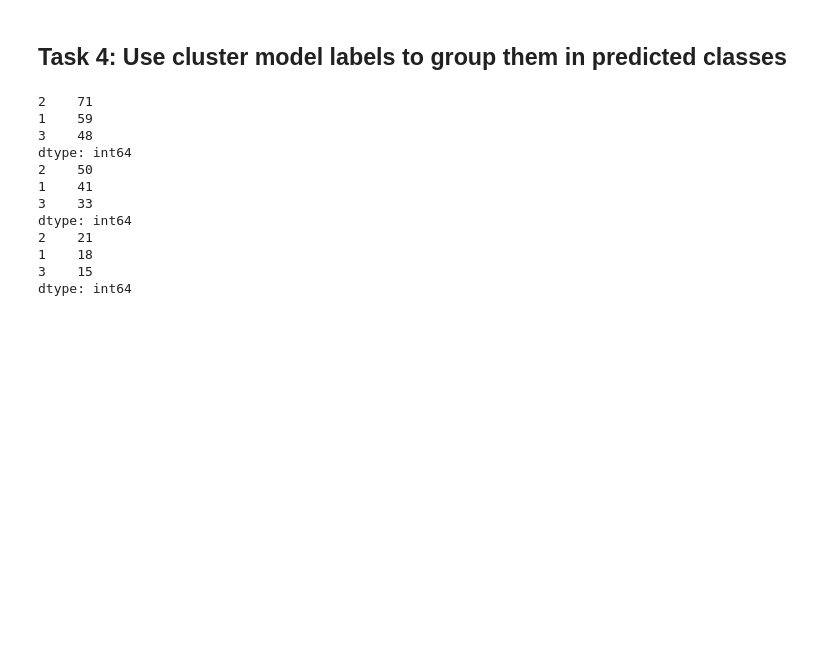
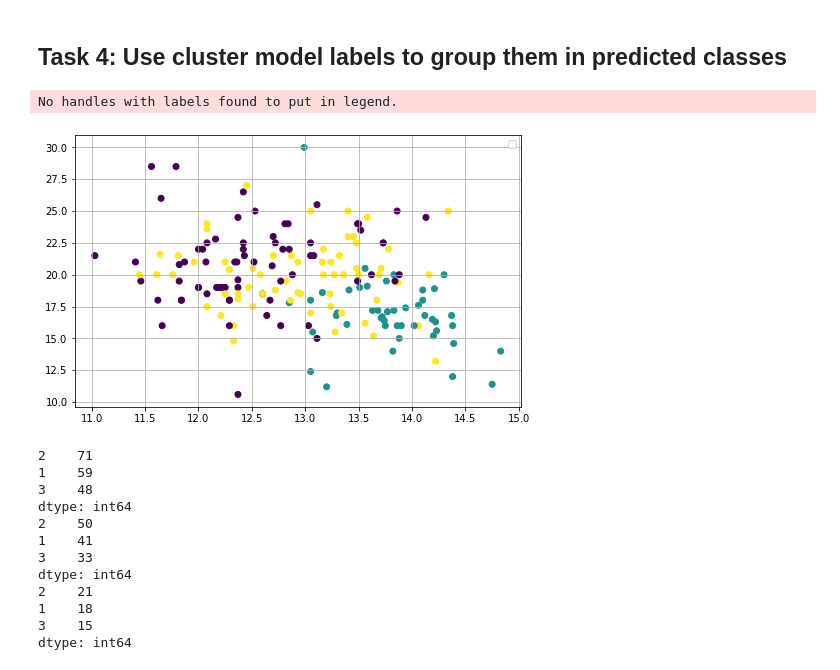
Before and after one commit to Ananyadevaraju/CE888, a Jupyter notebook: Lab_6/Lab_6_Exercise.ipynb, the cells around one changed output. Saved outputs shown, nothing was run; the diff lists cells and outputs as text; code cells hidden in the pictures; blank space fills up the shorter version.

```diff
--- a/Lab_6/Lab_6_Exercise.ipynb
+++ b/Lab_6/Lab_6_Exercise.ipynb
@@ -349,3 +383,17 @@ Index(['Class label'], dtype='object')
+# %%
+# Write your code here for task 4
+
+new_df_wine = df_wine.iloc[:,1:]
+new_df_wine['Pred Label'] = kmeans.labels_
+
+plt.figure(figsize=(8,5))
+plt.grid(True)
+plt.scatter(new_df_wine['Alcohol'],new_df_wine['Alcalinity of ash'], c=new_df_wine['Pred Label'])
+plt.legend()
+plt.show()
+# %% [output]
+No handles with labels found to put in legend.
+[figure, added]
 # %%
 # Now we have splitted the data into 70:30 training and test subsets, respectively.
 
```
Also changed, not shown: parts of 29 cells of this notebook.
